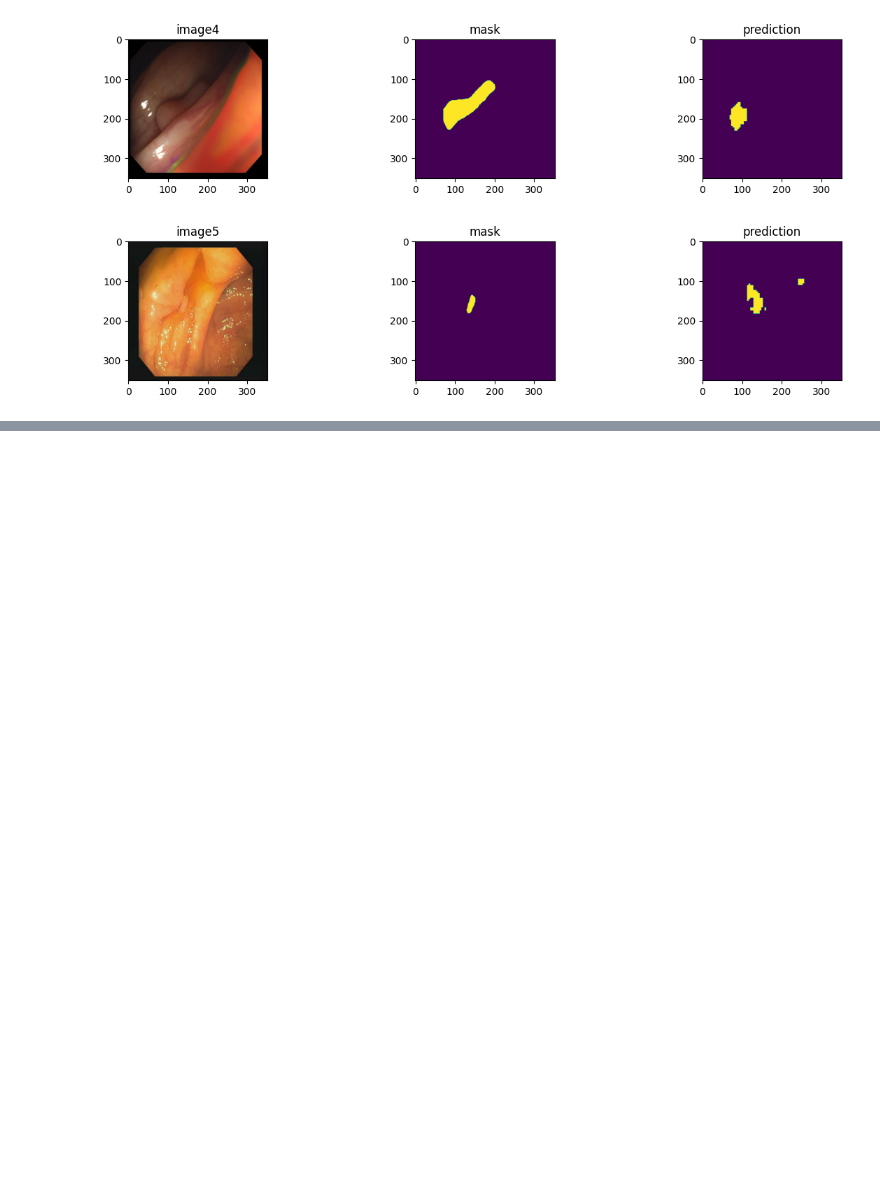
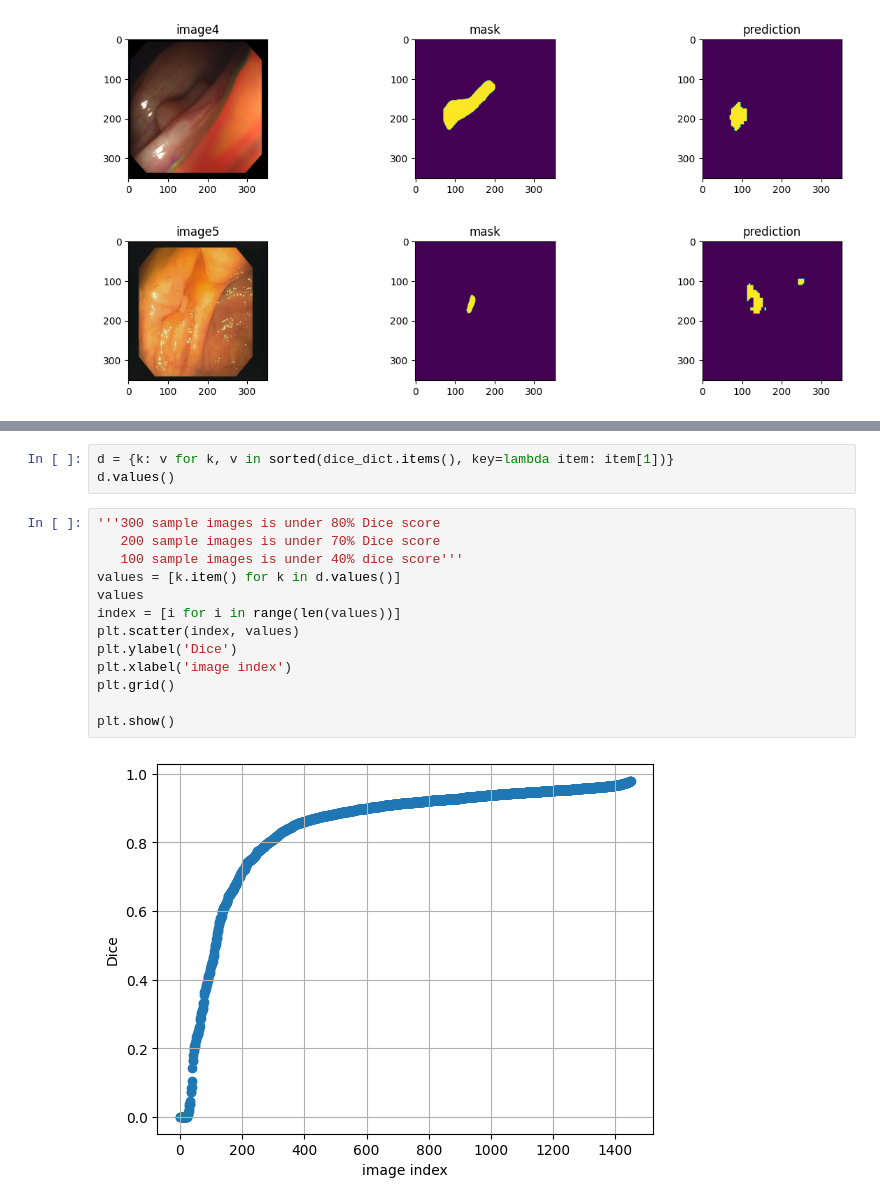
Before and after one commit to atp1988/Colorectal-Polyp, a Jupyter notebook: polyp_pytorch__1.ipynb, the cells around one changed output, grey strips where cells are left out. Cells and saved outputs as stored; diff of their text form; blank space fills up the shorter version.

```diff
--- a/polyp_pytorch__1.ipynb
+++ b/polyp_pytorch__1.ipynb
@@ -1810,0 +1874,18 @@ Dice[image5]: 0.4353383481502533
+# %%
+d = {k: v for k, v in sorted(dice_dict.items(), key=lambda item: item[1])}
+d.values()
+# %%
+'''300 sample images is under 80% Dice score
+   200 sample images is under 70% Dice score
+   100 sample images is under 40% dice score'''
+values = [k.item() for k in d.values()]
+values
+index = [i for i in range(len(values))]
+plt.scatter(index, values)
+plt.ylabel('Dice')
+plt.xlabel('image index')
+plt.grid()
+
+plt.show()
+# %% [output]
+[figure, added]
```
Also changed, not shown: parts of 11 cells of this notebook.
